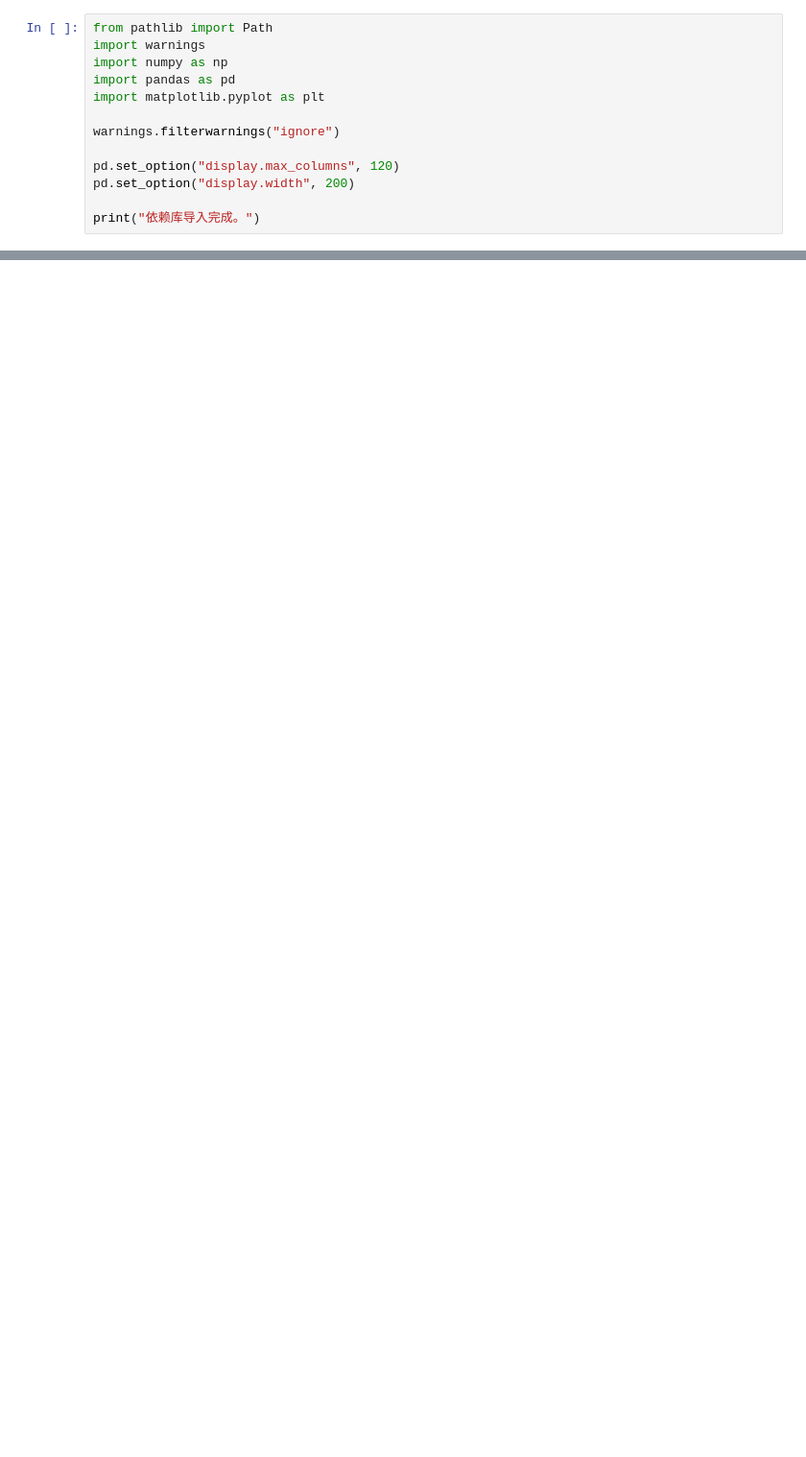
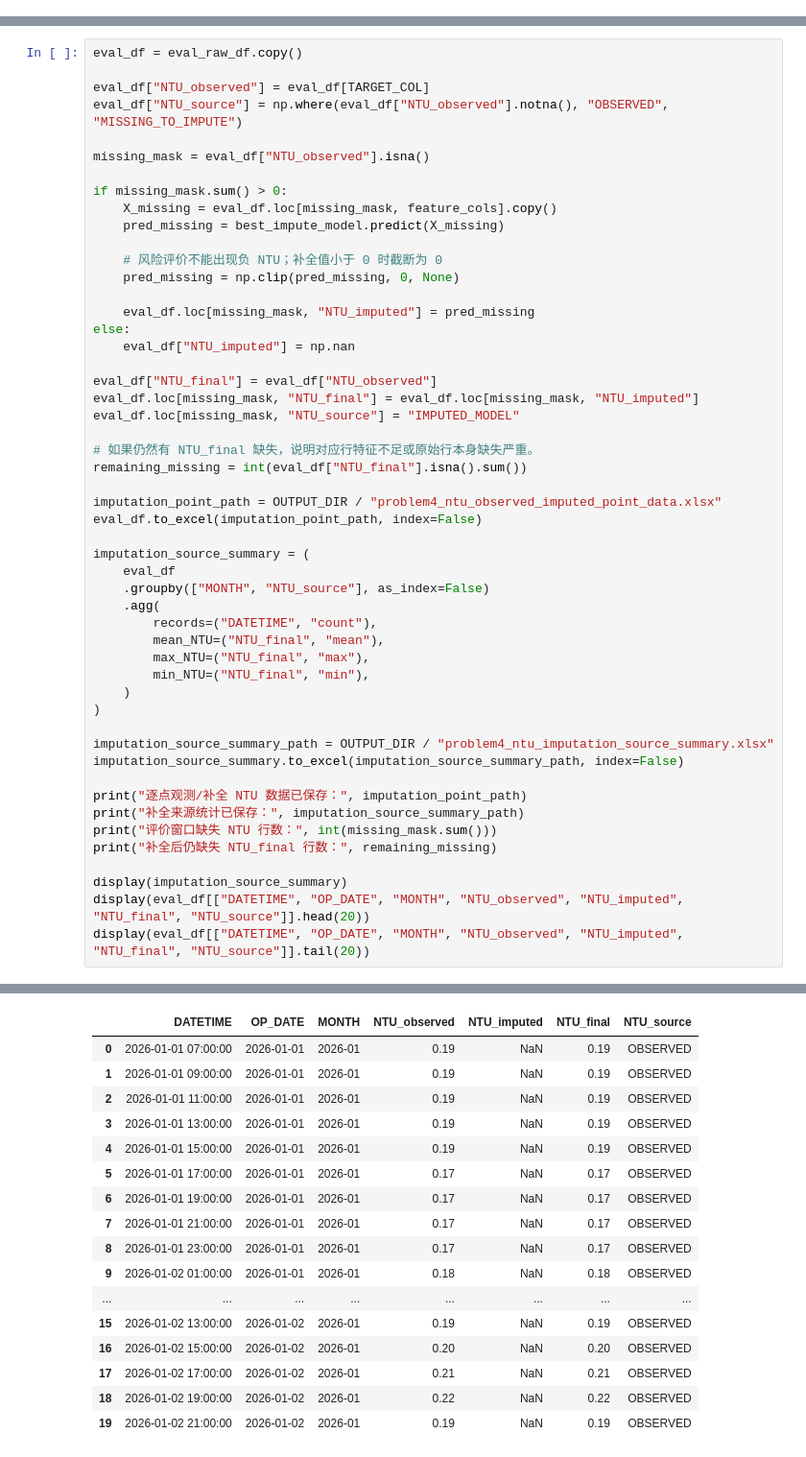
Before and after one commit to Azdmjiny/2026-Asia-Pasific-cup, a Jupyter notebook: codes/p4.ipynb, the cells around one changed output, grey strips where cells are left out. Shown at 96% size. Drawn from its saved outputs; the diff is of its cells as text; blank space fills up the shorter version.

```diff
--- a/codes/p4.ipynb
+++ b/codes/p4.ipynb
@@ -43,13 +0,0 @@ outputs/problem4/
-# %%
-from pathlib import Path
-import warnings
-import numpy as np
-import pandas as pd
-import matplotlib.pyplot as plt
-
-warnings.filterwarnings("ignore")
-
-pd.set_option("display.max_columns", 120)
-pd.set_option("display.width", 200)
-
-print("依赖库导入完成。")
@@ -1743,0 +673,52 @@ march classification: E:\桌面\亚太杯\2026-Asia-Pasific-cup\outputs\problem4
+# %%
+eval_df = eval_raw_df.copy()
+
+eval_df["NTU_observed"] = eval_df[TARGET_COL]
+eval_df["NTU_source"] = np.where(eval_df["NTU_observed"].notna(), "OBSERVED", "MISSING_TO_IMPUTE")
+
+missing_mask = eval_df["NTU_observed"].isna()
+
+if missing_mask.sum() > 0:
+    X_missing = eval_df.loc[missing_mask, feature_cols].copy()
+    pred_missing = best_impute_model.predict(X_missing)
+
+    # 风险评价不能出现负 NTU；补全值小于 0 时截断为 0
+    pred_missing = np.clip(pred_missing, 0, None)
+
+    eval_df.loc[missing_mask, "NTU_imputed"] = pred_missing
+else:
+    eval_df["NTU_imputed"] = np.nan
+
+eval_df["NTU_final"] = eval_df["NTU_observed"]
+eval_df.loc[missing_mask, "NTU_final"] = eval_df.loc[missing_mask, "NTU_imputed"]
+eval_df.loc[missing_mask, "NTU_source"] = "IMPUTED_MODEL"
+
+# 如果仍然有 NTU_final 缺失，说明对应行特征不足或原始行本身缺失严重。
+remaining_missing = int(eval_df["NTU_final"].isna().sum())
+
+imputation_point_path = OUTPUT_DIR / "problem4_ntu_observed_imputed_point_data.xlsx"
+eval_df.to_excel(imputation_point_path, index=False)
+
+imputation_source_summary = (
+    eval_df
+    .groupby(["MONTH", "NTU_source"], as_index=False)
+    .agg(
+        records=("DATETIME", "count"),
+        mean_NTU=("NTU_final", "mean"),
+        max_NTU=("NTU_final", "max"),
+        min_NTU=("NTU_final", "min"),
+    )
+)
+
+imputation_source_summary_path = OUTPUT_DIR / "problem4_ntu_imputation_source_summary.xlsx"
+imputation_source_summary.to_excel(imputation_source_summary_path, index=False)
+
+print("逐点观测/补全 NTU 数据已保存：", imputation_point_path)
+print("补全来源统计已保存：", imputation_source_summary_path)
+print("评价窗口缺失 NTU 行数：", int(missing_mask.sum()))
+print("补全后仍缺失 NTU_final 行数：", remaining_missing)
+
+display(imputation_source_summary)
+display(eval_df[["DATETIME", "OP_DATE", "MONTH", "NTU_observed", "NTU_imputed", "NTU_final", "NTU_source"]].head(20))
+display(eval_df[["DATETIME", "OP_DATE", "MONTH", "NTU_observed", "NTU_imputed", "NTU_final", "NTU_source"]].tail(20))
+# %% [output]
@@ -1743,0 +733,17 @@ march classification: E:\桌面\亚太杯\2026-Asia-Pasific-cup\outputs\problem4
+|  | DATETIME | OP_DATE | MONTH | NTU_observed | NTU_imputed | NTU_final | NTU_source |
+| 0 | 2026-01-01 07:00:00 | 2026-01-01 | 2026-01 | 0.19 | NaN | 0.19 | OBSERVED |
+| 1 | 2026-01-01 09:00:00 | 2026-01-01 | 2026-01 | 0.19 | NaN | 0.19 | OBSERVED |
+| 2 | 2026-01-01 11:00:00 | 2026-01-01 | 2026-01 | 0.19 | NaN | 0.19 | OBSERVED |
+| 3 | 2026-01-01 13:00:00 | 2026-01-01 | 2026-01 | 0.19 | NaN | 0.19 | OBSERVED |
+| 4 | 2026-01-01 15:00:00 | 2026-01-01 | 2026-01 | 0.19 | NaN | 0.19 | OBSERVED |
+| 5 | 2026-01-01 17:00:00 | 2026-01-01 | 2026-01 | 0.17 | NaN | 0.17 | OBSERVED |
+| 6 | 2026-01-01 19:00:00 | 2026-01-01 | 2026-01 | 0.17 | NaN | 0.17 | OBSERVED |
+| 7 | 2026-01-01 21:00:00 | 2026-01-01 | 2026-01 | 0.17 | NaN | 0.17 | OBSERVED |
+| 8 | 2026-01-01 23:00:00 | 2026-01-01 | 2026-01 | 0.17 | NaN | 0.17 | OBSERVED |
+| 9 | 2026-01-02 01:00:00 | 2026-01-01 | 2026-01 | 0.18 | NaN | 0.18 | OBSERVED |
+| ... | ... | ... | ... | ... | ... | ... | ... |
+| 15 | 2026-01-02 13:00:00 | 2026-01-02 | 2026-01 | 0.19 | NaN | 0.19 | OBSERVED |
+| 16 | 2026-01-02 15:00:00 | 2026-01-02 | 2026-01 | 0.20 | NaN | 0.20 | OBSERVED |
+| 17 | 2026-01-02 17:00:00 | 2026-01-02 | 2026-01 | 0.21 | NaN | 0.21 | OBSERVED |
+| 18 | 2026-01-02 19:00:00 | 2026-01-02 | 2026-01 | 0.22 | NaN | 0.22 | OBSERVED |
+| 19 | 2026-01-02 21:00:00 | 2026-01-02 | 2026-01 | 0.19 | NaN | 0.19 | OBSERVED |
```
Also changed, not shown: parts of 82 cells of this notebook, 26 other files.
